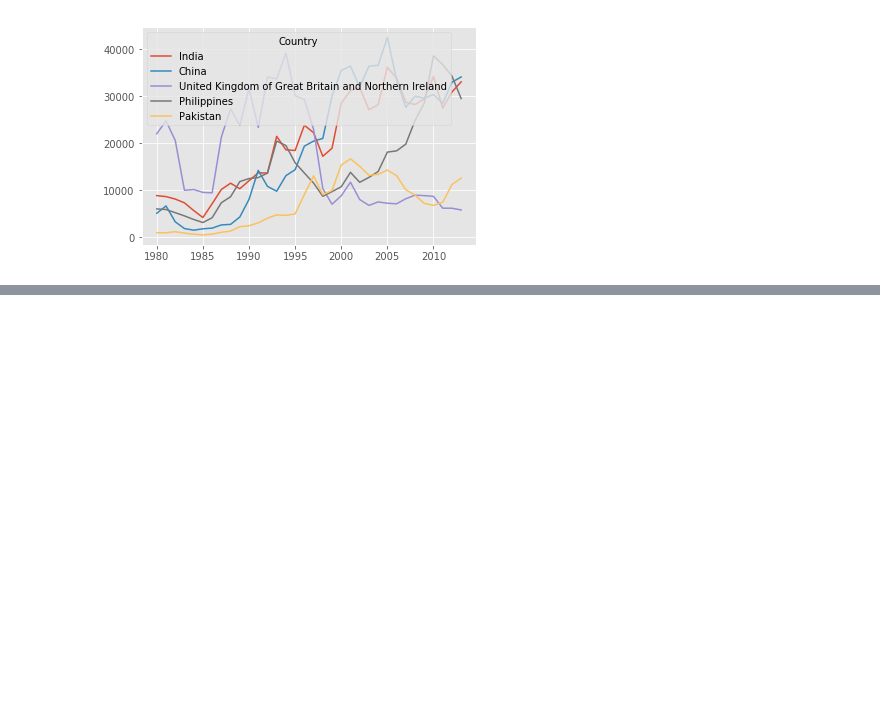
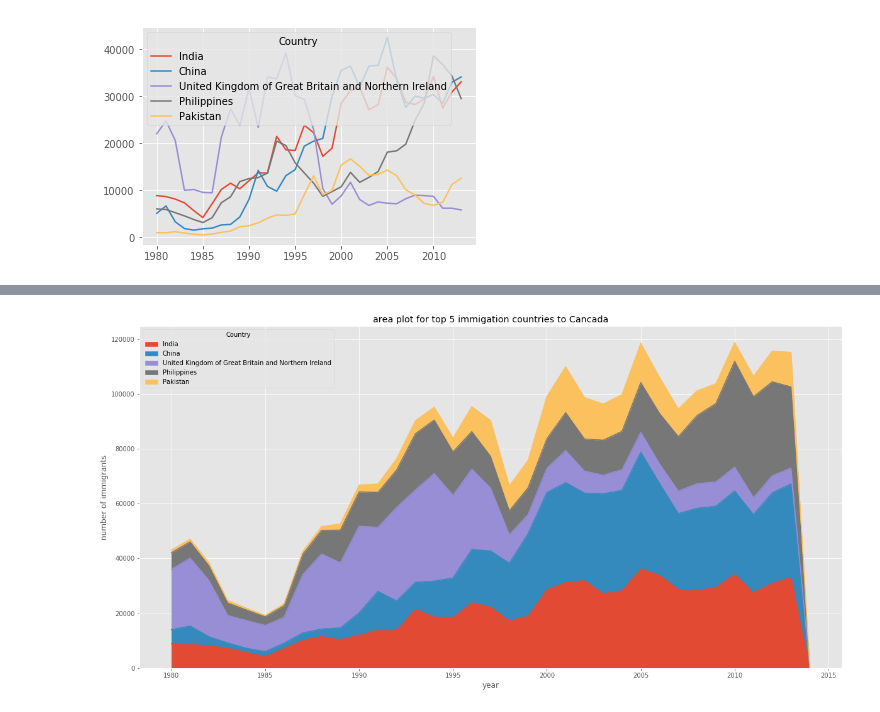
Before and after one commit to JamesIgoe/AzureNotebooks, a Jupyter notebook: Python Class Work 3.ipynb, the cells around one changed output, grey strips where cells are left out. Saved outputs shown, nothing was run; the diff lists cells and outputs as text; code cells hidden in the pictures; blank space fills up the shorter version.

Commit message:
updated after basci visualization

```diff
--- a/Python Class Work 3.ipynb
+++ b/Python Class Work 3.ipynb
@@ -422,3 +423,6 @@ https://pandas.pydata.org/pandas-docs/stable/indexing.html#deprecate-loc-reindex
   if __name__ == '__main__':
 <matplotlib.axes._subplots.AxesSubplot at 0x...>
 [figure]
+# %%
+#df_canada.info()
+df_canada.sort_values(['Total'], ascending=False, axis=0, inplace=True)
@@ -424,0 +440,3 @@ https://pandas.pydata.org/pandas-docs/stable/indexing.html#deprecate-loc-reindex
+# %%
+df_canada_top5 = df_canada.head()
+df_canada_top5
@@ -424,0 +452,3 @@ https://pandas.pydata.org/pandas-docs/stable/indexing.html#deprecate-loc-reindex
+# %%
+df_top5_plot = df_canada_top5.loc[df_canada_top5.index, year_range].transpose()
+df_top5_plot
@@ -424,0 +479,8 @@ https://pandas.pydata.org/pandas-docs/stable/indexing.html#deprecate-loc-reindex
+# %%
+df_top5_plot.plot(kind="area", figsize=(20,10))
+plt.title("area plot for top 5 immigation countries to Cancada")
+plt.ylabel("number of immigrants")
+plt.xlabel("year")
+plt.show()
+# %% [output]
+[figure, added]
```
Also changed, not shown: parts of 18 cells of this notebook.
